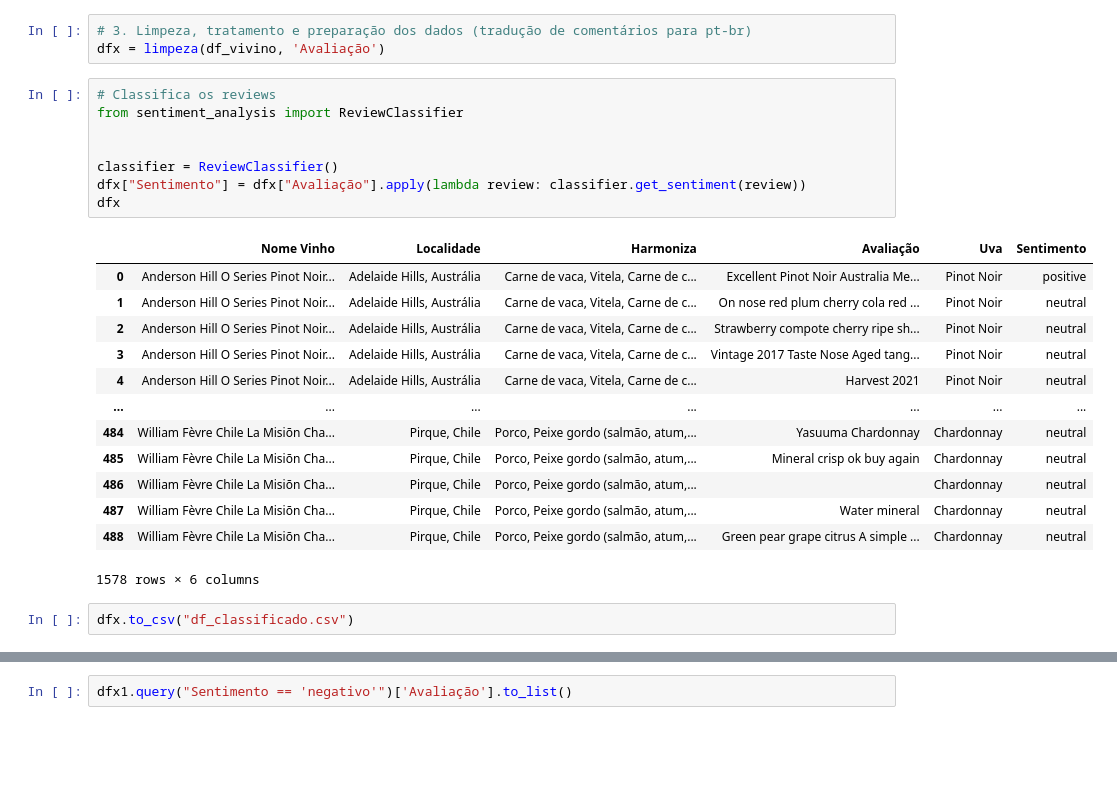
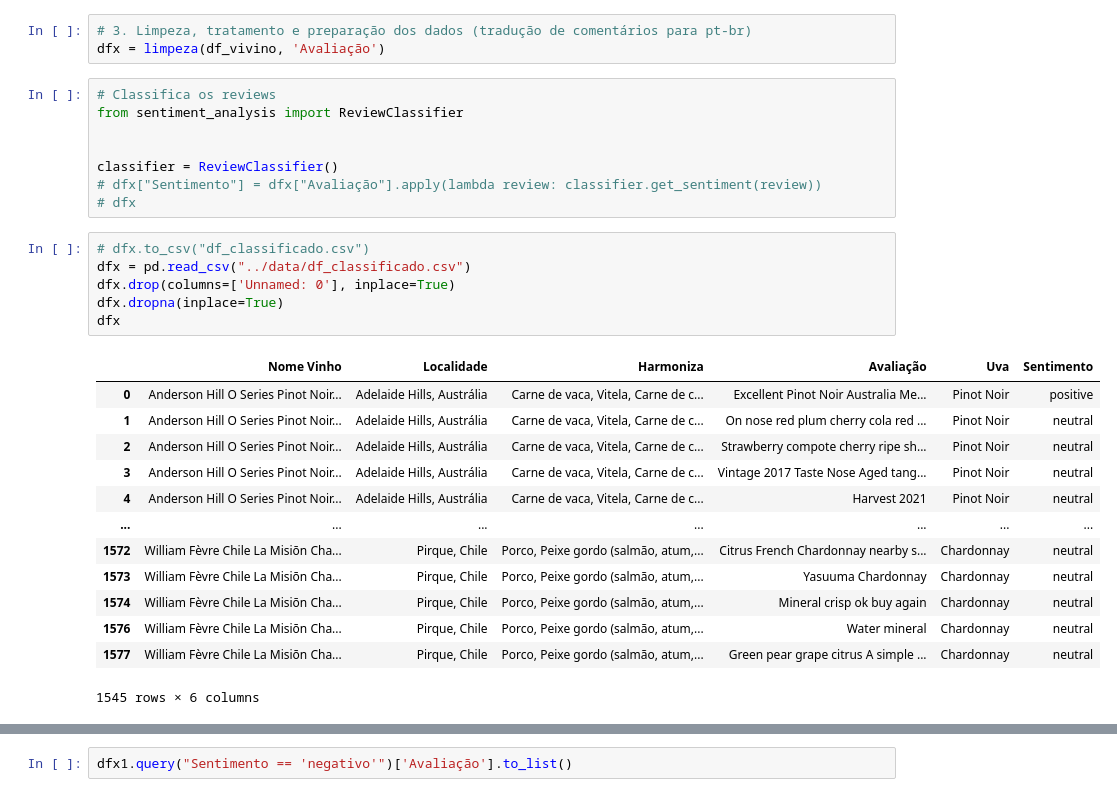
Before and after one commit to gutessitore/SaWine, a Jupyter notebook: src/nlp/sentiment_analysis.ipynb, the cells around one changed output, grey strips where cells are left out. Saved outputs shown, nothing was run; the diff lists cells and outputs as text; blank space fills up the shorter version.

```diff
--- a/src/nlp/sentiment_analysis.ipynb
+++ b/src/nlp/sentiment_analysis.ipynb
@@ -204,24 +210,28 @@ from sentiment_analysis import ReviewClassifier
 
 
 classifier = ReviewClassifier()
-dfx["Sentimento"] = dfx["Avaliação"].apply(lambda review: classifier.get_sentiment(review))
-dfx
+# dfx["Sentimento"] = dfx["Avaliação"].apply(lambda review: classifier.get_sentiment(review))
+# dfx
-# %% [output]
-|  | Nome Vinho | Localidade | Harmoniza | Avaliação | Uva | Sentimento |
-| 0 | Anderson Hill O Series Pinot Noir... | Adelaide Hills, Austrália | Carne de vaca, Vitela, Carne de c... | Excellent Pinot Noir Australia Me... | Pinot Noir | positive |
-| 1 | Anderson Hill O Series Pinot Noir... | Adelaide Hills, Austrália | Carne de vaca, Vitela, Carne de c... | On nose red plum cherry cola red ... | Pinot Noir | neutral |
-| 2 | Anderson Hill O Series Pinot Noir... | Adelaide Hills, Austrália | Carne de vaca, Vitela, Carne de c... | Strawberry compote cherry ripe sh... | Pinot Noir | neutral |
-| 3 | Anderson Hill O Series Pinot Noir... | Adelaide Hills, Austrália | Carne de vaca, Vitela, Carne de c... | Vintage 2017 Taste Nose Aged tang... | Pinot Noir | neutral |
-| 4 | Anderson Hill O Series Pinot Noir... | Adelaide Hills, Austrália | Carne de vaca, Vitela, Carne de c... | Harvest 2021 | Pinot Noir | neutral |
-| ... | ... | ... | ... | ... | ... | ... |
-| 484 | William Fèvre Chile La Misiōn Cha... | Pirque, Chile | Porco, Peixe gordo (salmão, atum,... | Yasuuma Chardonnay | Chardonnay | neutral |
-| 485 | William Fèvre Chile La Misiōn Cha... | Pirque, Chile | Porco, Peixe gordo (salmão, atum,... | Mineral crisp ok buy again | Chardonnay | neutral |
-| 486 | William Fèvre Chile La Misiōn Cha... | Pirque, Chile | Porco, Peixe gordo (salmão, atum,... |  | Chardonnay | neutral |
-| 487 | William Fèvre Chile La Misiōn Cha... | Pirque, Chile | Porco, Peixe gordo (salmão, atum,... | Water mineral | Chardonnay | neutral |
-| 488 | William Fèvre Chile La Misiōn Cha... | Pirque, Chile | Porco, Peixe gordo (salmão, atum,... | Green pear grape citrus A simple ... | Chardonnay | neutral |
-1578 rows × 6 columns
-# %%
-dfx.to_csv("df_classificado.csv")
+# %%
+# dfx.to_csv("df_classificado.csv")
+dfx = pd.read_csv("../data/df_classificado.csv")
+dfx.drop(columns=['Unnamed: 0'], inplace=True)
+dfx.dropna(inplace=True)
+dfx
+# %% [output]
+|  | Nome Vinho | Localidade | Harmoniza | Avaliação | Uva | Sentimento |
+| 0 | Anderson Hill O Series Pinot Noir... | Adelaide Hills, Austrália | Carne de vaca, Vitela, Carne de c... | Excellent Pinot Noir Australia Me... | Pinot Noir | positive |
+| 1 | Anderson Hill O Series Pinot Noir... | Adelaide Hills, Austrália | Carne de vaca, Vitela, Carne de c... | On nose red plum cherry cola red ... | Pinot Noir | neutral |
+| 2 | Anderson Hill O Series Pinot Noir... | Adelaide Hills, Austrália | Carne de vaca, Vitela, Carne de c... | Strawberry compote cherry ripe sh... | Pinot Noir | neutral |
+| 3 | Anderson Hill O Series Pinot Noir... | Adelaide Hills, Austrália | Carne de vaca, Vitela, Carne de c... | Vintage 2017 Taste Nose Aged tang... | Pinot Noir | neutral |
+| 4 | Anderson Hill O Series Pinot Noir... | Adelaide Hills, Austrália | Carne de vaca, Vitela, Carne de c... | Harvest 2021 | Pinot Noir | neutral |
+| ... | ... | ... | ... | ... | ... | ... |
+| 1572 | William Fèvre Chile La Misiōn Cha... | Pirque, Chile | Porco, Peixe gordo (salmão, atum,... | Citrus French Chardonnay nearby s... | Chardonnay | neutral |
+| 1573 | William Fèvre Chile La Misiōn Cha... | Pirque, Chile | Porco, Peixe gordo (salmão, atum,... | Yasuuma Chardonnay | Chardonnay | neutral |
+| 1574 | William Fèvre Chile La Misiōn Cha... | Pirque, Chile | Porco, Peixe gordo (salmão, atum,... | Mineral crisp ok buy again | Chardonnay | neutral |
+| 1576 | William Fèvre Chile La Misiōn Cha... | Pirque, Chile | Porco, Peixe gordo (salmão, atum,... | Water mineral | Chardonnay | neutral |
+| 1577 | William Fèvre Chile La Misiōn Cha... | Pirque, Chile | Porco, Peixe gordo (salmão, atum,... | Green pear grape citrus A simple ... | Chardonnay | neutral |
+1545 rows × 6 columns
 # %%
 # 3.1. Achar as avaliações que só estão escritos "Safra 2018" por exemplo mas achar para todos os anos usando regex para dropar a linha
 dfx1 = dfx[~dfx['Avaliação'].str.match(r'^Safra \d{4}$')]
```
Also changed, not shown: parts of 9 cells of this notebook, 24 other files.
